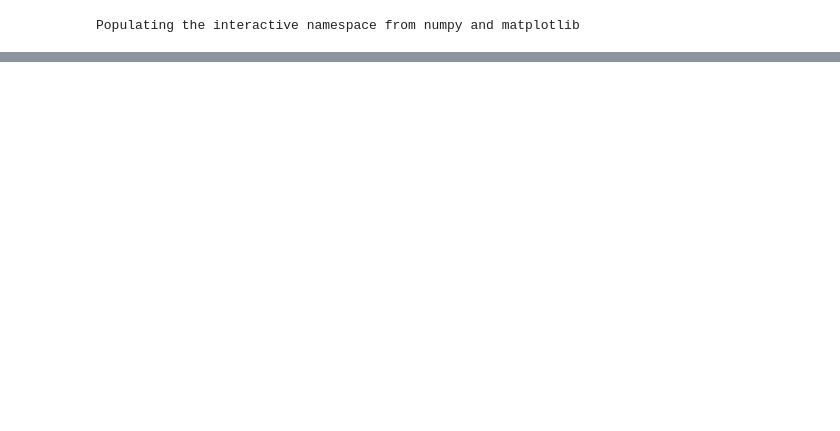
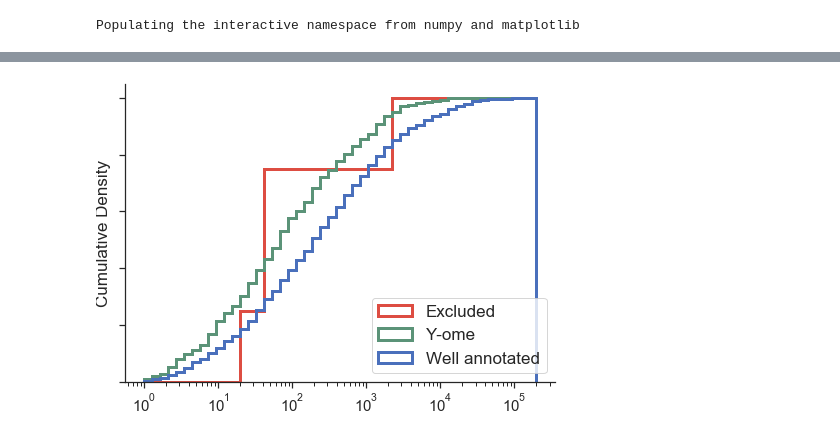
Before and after one commit to zakandrewking/y-ome, a Jupyter notebook: notebooks/18..01.22 RNA-seq Compendium.ipynb, the cells around one changed output, grey strips where cells are left out. Drawn from its saved outputs; the diff is of its cells as text; code cells hidden in the pictures; blank space fills up the shorter version.

```diff
--- a/notebooks/18..01.22 RNA-seq Compendium.ipynb
+++ b/notebooks/18..01.22 RNA-seq Compendium.ipynb
@@ -99,0 +207,4 @@ high.mean(), low.mean()
+# %%
+prot = pd.read_table('../data/nbt-schmidt/counts.tsv').rename(columns={'Gene': 'primary_name'})
+prot.head()
+# TODO join to locus_tags
@@ -99,0 +241,2 @@ high.mean(), low.mean()
+# %%
+prot_yome = prot.merge(primary_names).merge(y_ome_genes)
@@ -99,0 +270,9 @@ high.mean(), low.mean()
+# %%
+condition_columns = ['Glucose', 'LB', 'Glycerol + AA',
+       'Acetate', 'Fumarate', 'Glucosamine', 'Glycerol', 'Pyruvate',
+       'Chemostat µ=0.5', 'Chemostat µ=0.35', 'Chemostat µ=0.20',
+       'Chemostat µ=0.12', 'Stationary phase 1 day', 'Stationary phase 3 days',
+       'Osmotic-stress glucose', '42°C glucose', 'pH6 glucose', 'Xylose',
+       'Mannose', 'Galactose ', 'Succinate', 'Fructose']
+# %%
+prot_yome.loc[:, 'mean_val'] = prot_yome.loc[:, condition_columns].mean(axis=1)
@@ -99,0 +289,73 @@ high.mean(), low.mean()
+# %%
+# try a cumulative density plot
+MAX = prot_yome.mean_val.max()
+bins = 10 ** np.linspace(0, np.log10(MAX), 50)
+
+fig, ax = plt.subplots(ncols=1, figsize=(7, 5))
+fig.tight_layout()
+fig.subplots_adjust(wspace=0.3)
+high = prot_yome[prot_yome.annotation_quality == 'high'].mean_val
+low = prot_yome[prot_yome.annotation_quality == 'low'].mean_val
+excluded = prot_yome[prot_yome.annotation_quality == 'excluded'].mean_val
+ax.set_xscale('log')
+
+# TODO smooth
+# TODO line style in addition to color
+# TODO proteomics
+# TODO lines in legend & hide lines on right side of plots
+# TODO What's the right y-axis label?; check MEE paper
+# TOOD What's the right x-axis label?
+
+ax.hist(
+    excluded,
+    bins=bins,
+    histtype='step',
+    cumulative=True,
+    density=True,
+#     histtype='step',
+    color=colors['red'],
+#         linewidth=3,
+    label = 'Excluded',
+#     linestyle='-'
+#     alpha=0.7,
+    linewidth=3,
+)
+ax.hist(
+    low,
+    bins=bins,
+    histtype='step',
+    cumulative=True,
+    density=True,
+    #histtype='step',
+    color=colors['green'],
+#     edgecolor=scale_color(colors['green'], 1.1),
+#     hatch=hatches_by_number[2],
+    label='Y-ome',
+    linewidth=3,
+#     linestyle='--'
+)
+ax.hist(
+    high,
+    bins=bins,
+    histtype='step',
+    cumulative=True,
+    density=True,
+    color=colors['blue'],
+#     hatch=hatches_by_number[3],
+#     edgecolor=scale_color(colors['blue'], 1.1),
+    label='Well annotated',
+    linewidth=3,
+)
+ax.set_ylabel('Cumulative Density')
+ax.set_xlabel('', labelpad=15)
+# hide top and right axes
+ax.spines['right'].set_visible(False)
+ax.spines['top'].set_visible(False)
+ax.yaxis.set_ticks_position('left')
+ax.xaxis.set_ticks_position('bottom')
+ax.yaxis.set_ticklabels([])
+plt.legend(loc='lower right')
+fig.savefig('/Users/zaking/lab/y-ome/figs/proteomics-cumulative.pdf')
+fig.savefig('/Users/zaking/lab/y-ome/figs/proteomics-cumulative.png')
+# %% [output]
+[figure, added]
```
Also changed, not shown: parts of 21 cells of this notebook, 15 other files.
